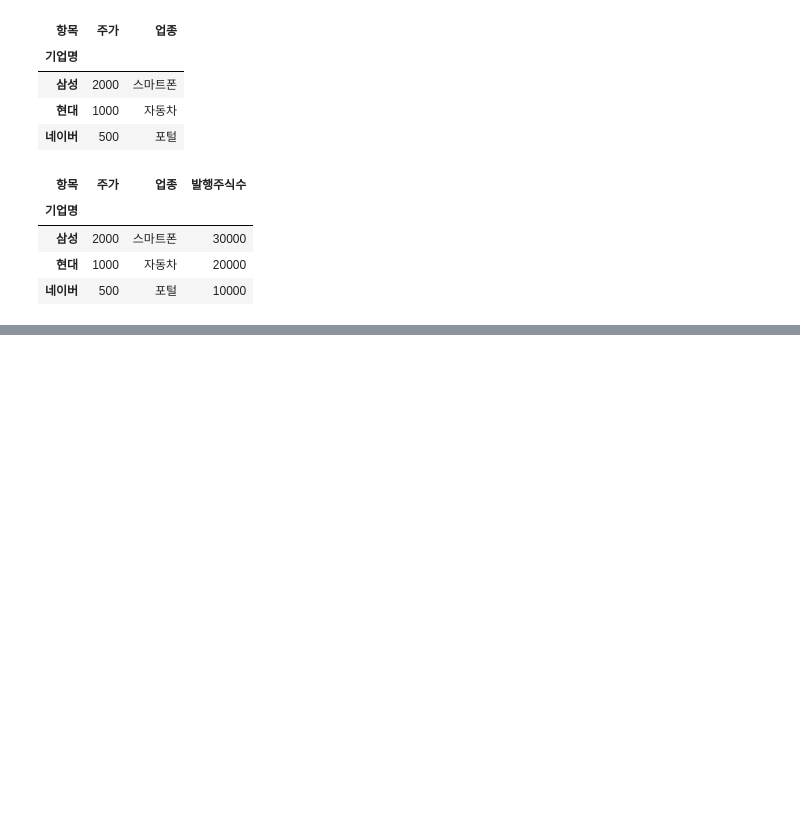
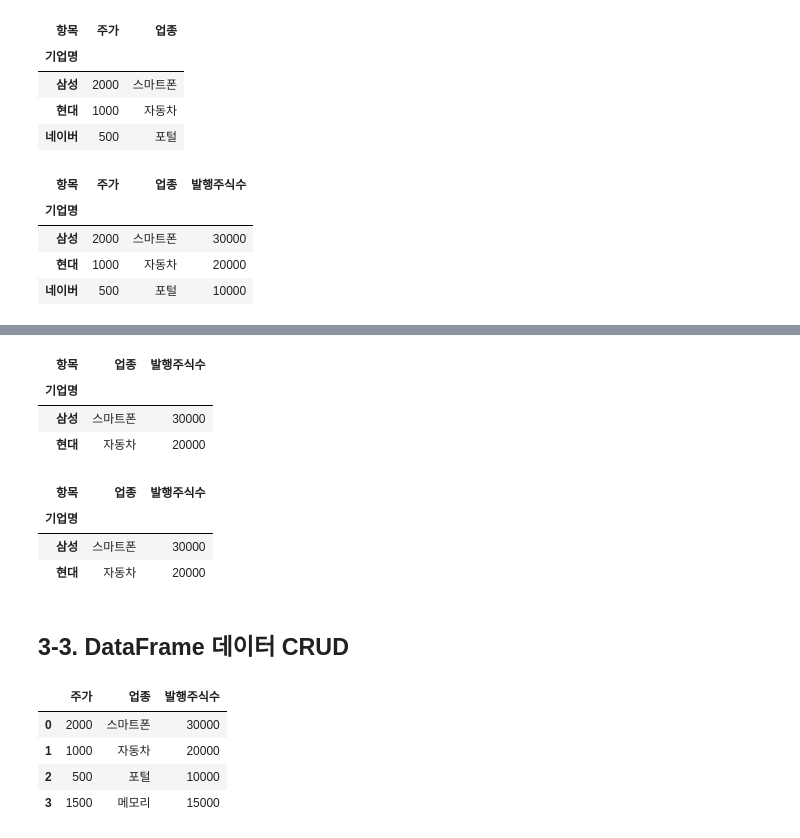
Before and after one commit to CraftyDragon678/study-bigdata, a Jupyter notebook: 20_Pandas/03_DataFrame.ipynb, the cells around one changed output, grey strips where cells are left out. Drawn from its saved outputs; the diff is of its cells as text; code cells hidden in the pictures; blank space fills up the shorter version.

Commit message:
DataFrame 인덱싱, 슬라이싱

```diff
--- a/20_Pandas/03_DataFrame.ipynb
+++ b/20_Pandas/03_DataFrame.ipynb
@@ -246,0 +448,25 @@ df
+# %%
+df.loc['삼성':'현대', '업종':'발행주식수']
+# %% [output]
+| 항목 | 업종 | 발행주식수 |
+| 기업명 |  |  |
+| 삼성 | 스마트폰 | 30000 |
+| 현대 | 자동차 | 20000 |
+# %%
+df.iloc[:2, 1:]
+# %% [output]
+| 항목 | 업종 | 발행주식수 |
+| 기업명 |  |  |
+| 삼성 | 스마트폰 | 30000 |
+| 현대 | 자동차 | 20000 |
+# %% [markdown]
+## 3-3. DataFrame 데이터 CRUD
+# %%
+# 행 데이터 추가
+df.append({'주가': 1500, '업종': '메모리', '발행주식수': 15000}, ignore_index=True)  # but only
+# %% [output]
+|  | 주가 | 업종 | 발행주식수 |
+| 0 | 2000 | 스마트폰 | 30000 |
+| 1 | 1000 | 자동차 | 20000 |
+| 2 | 500 | 포털 | 10000 |
+| 3 | 1500 | 메모리 | 15000 |
```
Also changed, not shown: parts of 31 cells of this notebook.
